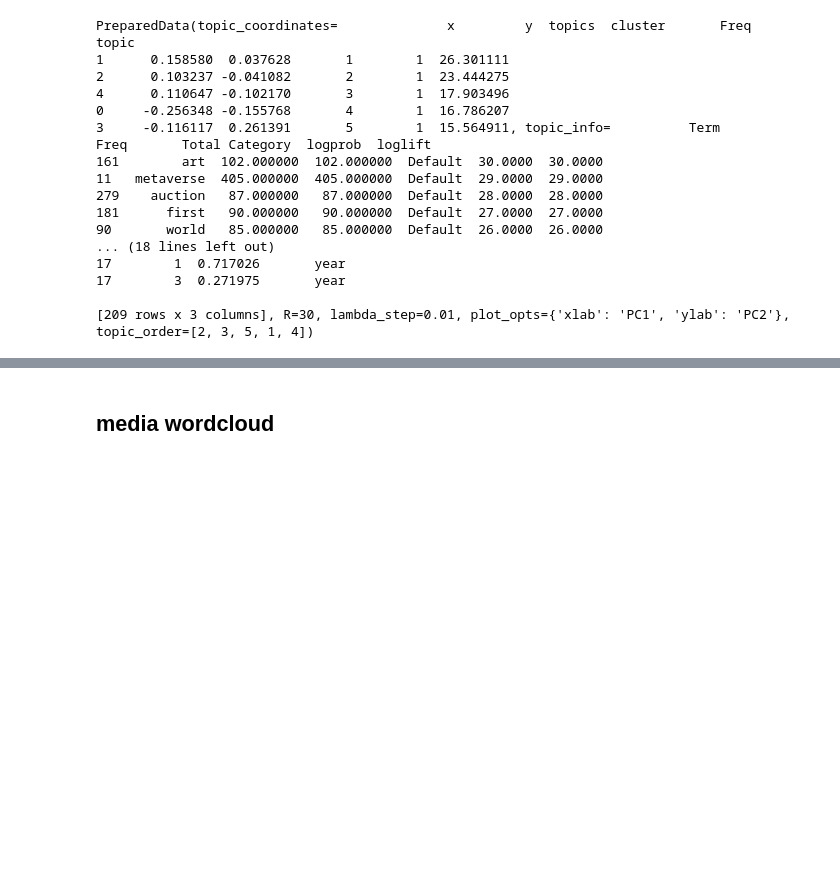
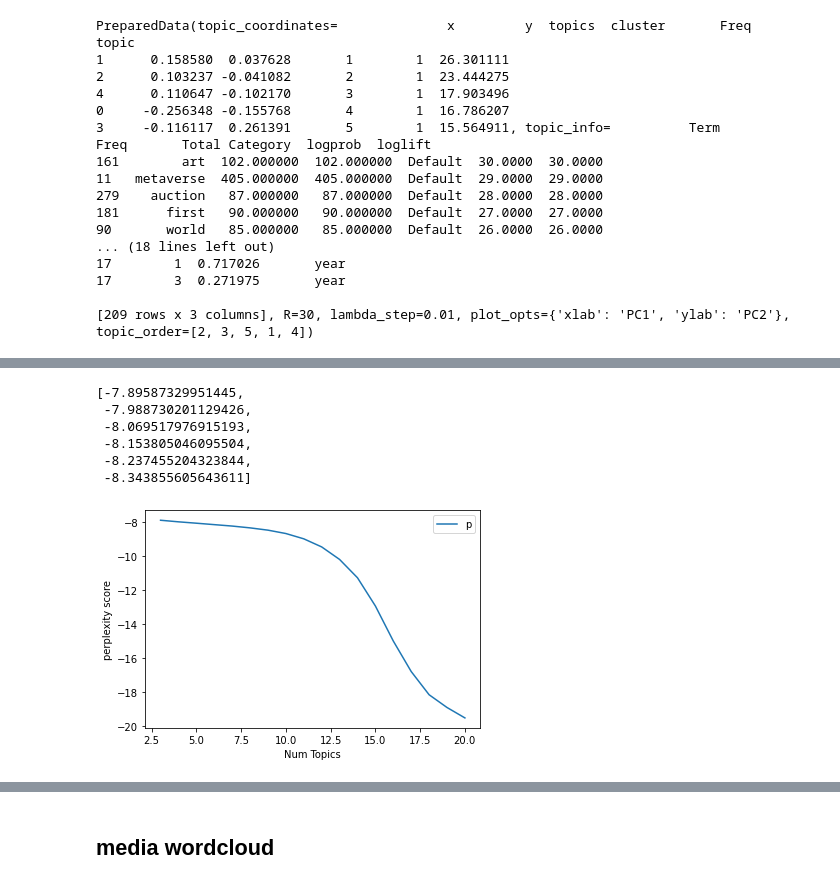
Before and after one commit to avanthikaa2019/is434_project, a Jupyter notebook: twitter code v2 nandita-Copy1.ipynb, the cells around one changed output, grey strips where cells are left out. Drawn from its saved outputs; the diff is of its cells as text; code cells hidden in the pictures; blank space fills up the shorter version.

```diff
--- a/twitter code v2 nandita-Copy1.ipynb
+++ b/twitter code v2 nandita-Copy1.ipynb
@@ -1084,0 +936,29 @@ plt.show()
+# %%
+all_topics = []
+all_perplexity_score = []
+all_coherence_score = []
+all_vis = []
+
+for i in range(3,21):
+    all_lda_model = gensim.models.ldamodel.LdaModel(corpus=all_corpus,
+                                           id2word=all_id2word,
+                                           num_topics=i,
+                                           random_state=100,
+                                           update_every=1,
+                                           chunksize=100,
+                                           passes=10,
+                                           alpha='auto',
+                                           per_word_topics=True)
+    all_topics.append(all_lda_model.print_topics())
+
+    all_perplexity_score.append(all_lda_model.log_perplexity(all_corpus))
+    print('\nPerplexity: ',all_perplexity_score[i-3])  # a measure of how good the model is. lower the better.
+
+    coherence_model_lda = CoherenceModel(model=all_lda_model, texts=all_lemmatized, dictionary=all_id2word, coherence='c_v')
+    coherence_lda = coherence_model_lda.get_coherence()
+    all_coherence_score.append(coherence_lda)
+    print('\nCoherence Score: ', coherence_lda)
+
+    pyLDAvis.enable_notebook()
+    vis_i = pyLDAvis.gensim_models.prepare(all_lda_model, all_corpus, all_id2word)
+    all_vis.append(vis_i)
@@ -1084,0 +1075,21 @@ plt.show()
+# %%
+all_perplexity_score
+# %% [output]
+[-7.89587329951445,
+ -7.988730201129426,
+ -8.069517976915193,
+ -8.153805046095504,
+ -8.237455204323844,
+ -8.343855605643611]
+# %%
+import matplotlib.pyplot as plt
+
+limit=3+len(all_perplexity_score); start=3; step=1;
+x = range(start, limit, step)
+plt.plot(x, all_perplexity_score,label='perplexity')
+plt.xlabel("Num Topics")
+plt.ylabel("perplexity score")
+plt.legend(("perplexity_values"), loc='best')
+plt.show()
+# %% [output]
+[figure, added]
```
Also changed, not shown: parts of 59 cells of this notebook.
